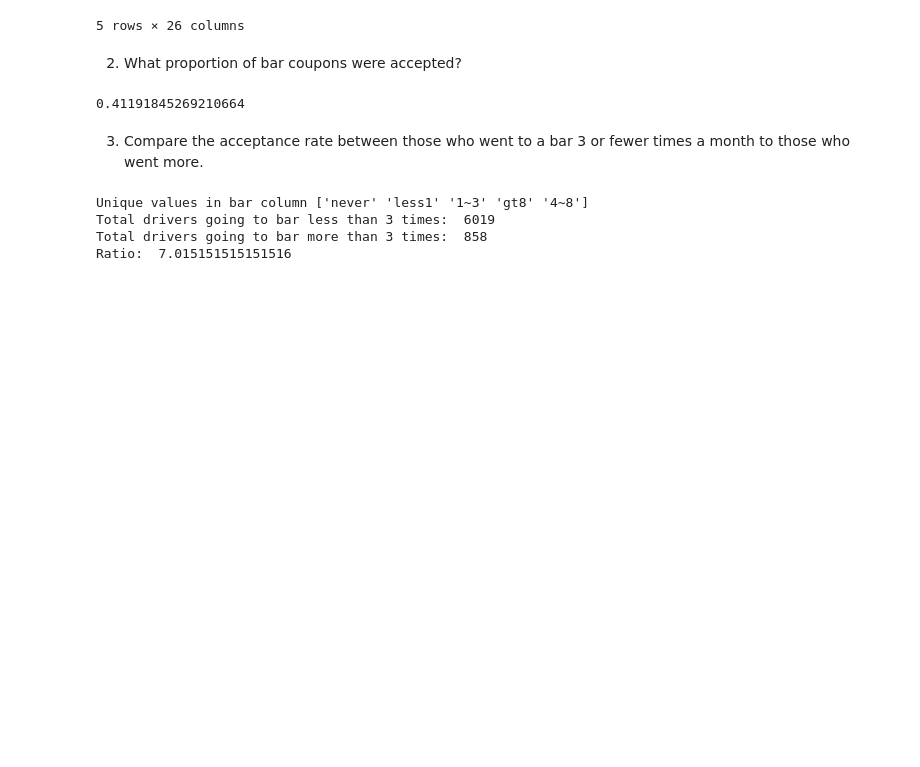
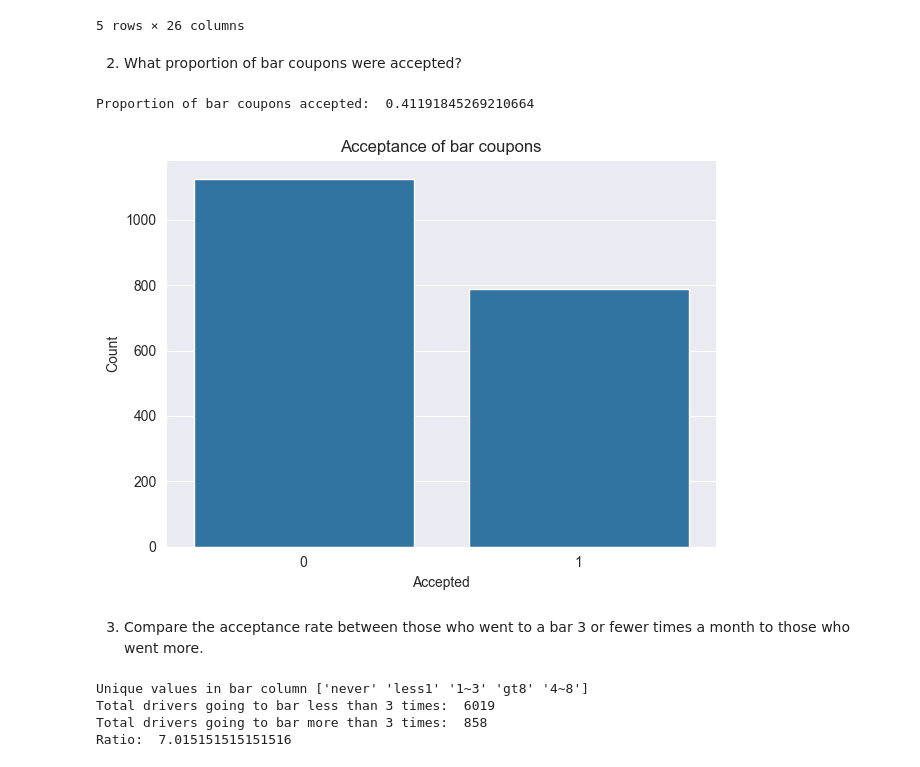
Before and after one commit to pallaviagarwal/assignment5_1, a Jupyter notebook: prompt.ipynb, the cells around one changed output. Cells and saved outputs as stored; diff of their text form; code cells hidden in the pictures; blank space fills up the shorter version.

```diff
--- a/prompt.ipynb
+++ b/prompt.ipynb
@@ -174,10 +195,18 @@ bar_coupons_data.head()
 5 rows × 26 columns
 # %% [markdown]
 2. What proportion of bar coupons were accepted?
-# %%
-len(bar_coupons_data[bar_coupons_data['Y'] == 1]) / len(bar_coupons_data)
-# %% [output]
-0.41191845269210664
+# %%
+print("Proportion of bar coupons accepted: ", len(bar_coupons_data[bar_coupons_data['Y'] == 1]) / len(bar_coupons_data))
+#Visualizing data
+sns.barplot(bar_coupons_data['Y'].value_counts())
+plt.title('Acceptance of bar coupons')
+plt.ylabel('Count')
+plt.xlabel('Accepted')
+plt.tight_layout()
+plt.show()
+# %% [output]
+Proportion of bar coupons accepted:  0.41191845269210664
+[figure, added]
 # %% [markdown]
 3. Compare the acceptance rate between those who went to a bar 3 or fewer times a month to those who went more.
 # %%
```
Also changed, not shown: parts of 13 cells of this notebook, 1 other file.
